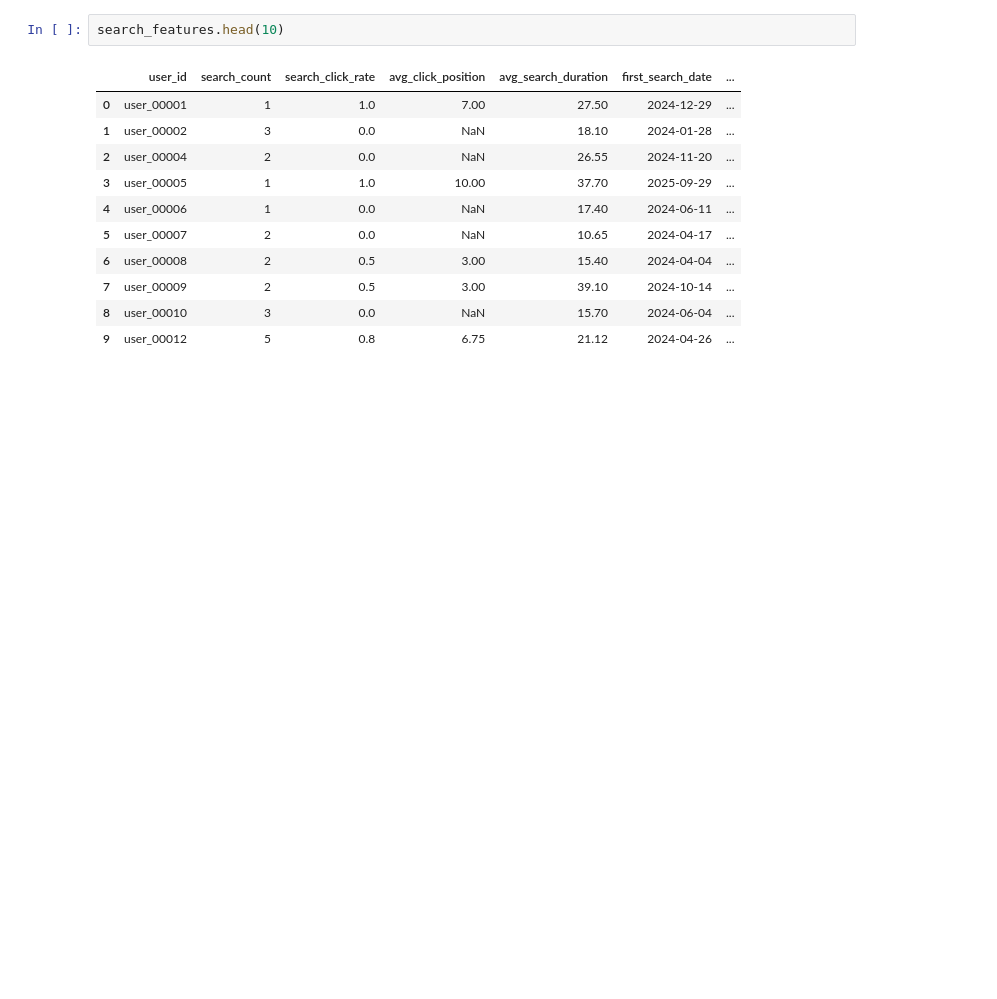
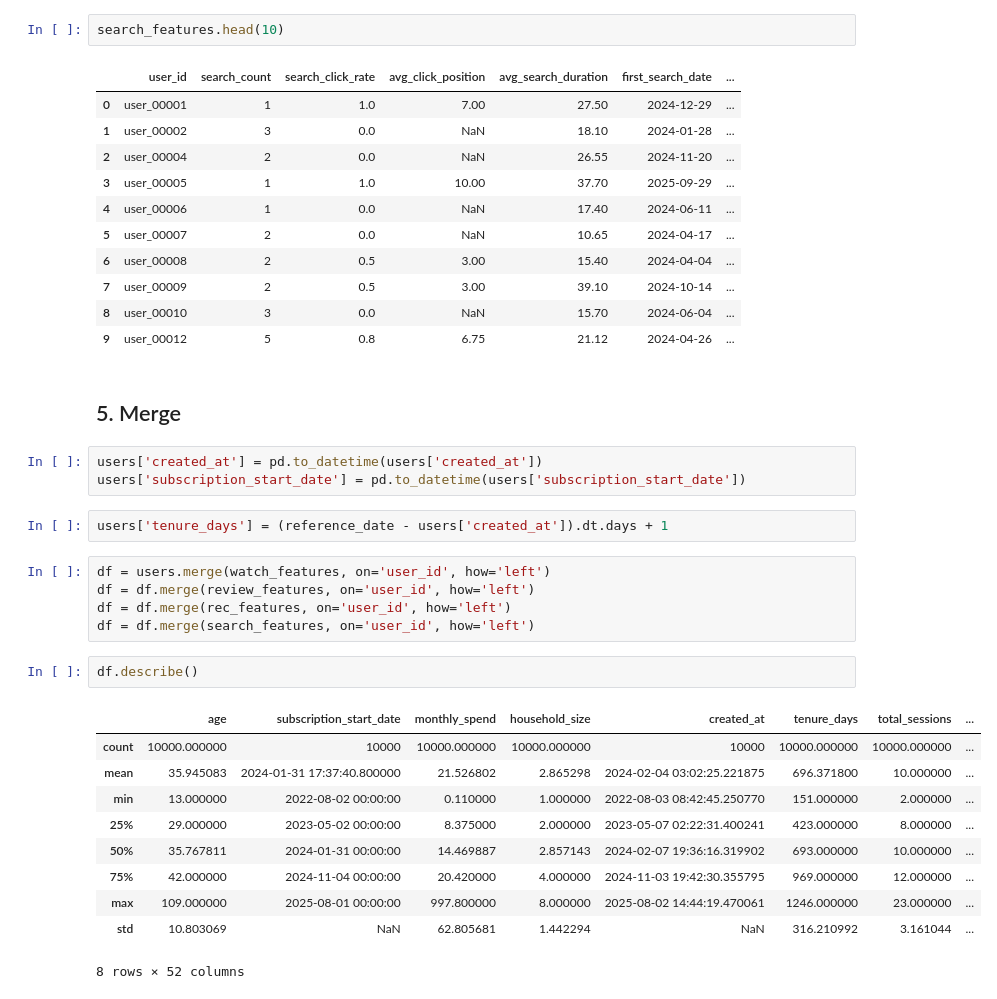
Before and after one commit to abdonkath/telco-churn-predictor, a Jupyter notebook: data_merge.ipynb, the cells around one changed output. Cells and saved outputs as stored; diff of their text form; blank space fills up the shorter version.

```diff
--- a/data_merge.ipynb
+++ b/data_merge.ipynb
@@ -217,3 +217,28 @@ search_features.head(10)
 | 7 | user_00009 | 2 | 0.5 | 3.00 | 39.10 | 2024-10-14 | ... |
 | 8 | user_00010 | 3 | 0.0 | NaN | 15.70 | 2024-06-04 | ... |
 | 9 | user_00012 | 5 | 0.8 | 6.75 | 21.12 | 2024-04-26 | ... |
+# %% [markdown]
+## 5. Merge
+# %%
+users['created_at'] = pd.to_datetime(users['created_at'])
+users['subscription_start_date'] = pd.to_datetime(users['subscription_start_date'])
+# %%
+users['tenure_days'] = (reference_date - users['created_at']).dt.days + 1
+# %%
+df = users.merge(watch_features, on='user_id', how='left')
+df = df.merge(review_features, on='user_id', how='left')
+df = df.merge(rec_features, on='user_id', how='left')
+df = df.merge(search_features, on='user_id', how='left')
+# %%
+df.describe()
+# %% [output]
+|  | age | subscription_start_date | monthly_spend | household_size | created_at | tenure_days | total_sessions | ... |
+| count | 10000.000000 | 10000 | 10000.000000 | 10000.000000 | 10000 | 10000.000000 | 10000.000000 | ... |
+| mean | 35.945083 | 2024-01-31 17:37:40.800000 | 21.526802 | 2.865298 | 2024-02-04 03:02:25.221875 | 696.371800 | 10.000000 | ... |
+| min | 13.000000 | 2022-08-02 00:00:00 | 0.110000 | 1.000000 | 2022-08-03 08:42:45.250770 | 151.000000 | 2.000000 | ... |
+| 25% | 29.000000 | 2023-05-02 00:00:00 | 8.375000 | 2.000000 | 2023-05-07 02:22:31.400241 | 423.000000 | 8.000000 | ... |
+| 50% | 35.767811 | 2024-01-31 00:00:00 | 14.469887 | 2.857143 | 2024-02-07 19:36:16.319902 | 693.000000 | 10.000000 | ... |
+| 75% | 42.000000 | 2024-11-04 00:00:00 | 20.420000 | 4.000000 | 2024-11-03 19:42:30.355795 | 969.000000 | 12.000000 | ... |
+| max | 109.000000 | 2025-08-01 00:00:00 | 997.800000 | 8.000000 | 2025-08-02 14:44:19.470061 | 1246.000000 | 23.000000 | ... |
+| std | 10.803069 | NaN | 62.805681 | 1.442294 | NaN | 316.210992 | 3.161044 | ... |
+8 rows × 52 columns
```
Also changed, not shown: parts of 7 cells of this notebook, 1 other file.
